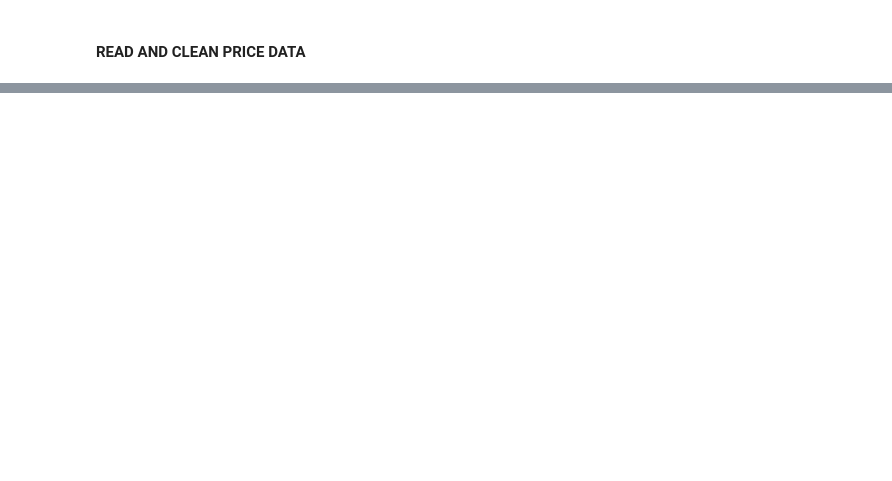
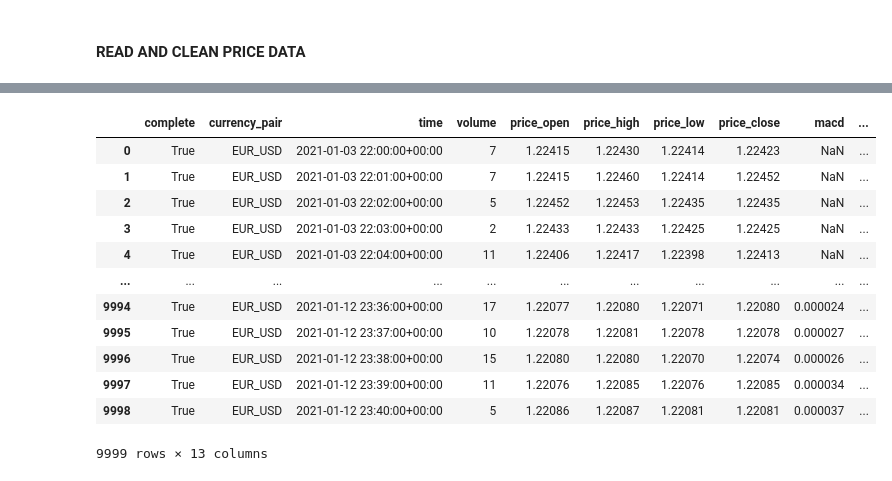
Before and after one commit to HNNHoangNamNguyen/oanda-forex, a Jupyter notebook: Forex/OANDA x Forex x Strategies x Back Testing (New).ipynb, the cells around one changed output, grey strips where cells are left out. Saved outputs shown, nothing was run; the diff lists cells and outputs as text; code cells hidden in the pictures; blank space fills up the shorter version.

```diff
--- a/Forex/OANDA x Forex x Strategies x Back Testing (New).ipynb
+++ b/Forex/OANDA x Forex x Strategies x Back Testing (New).ipynb
@@ -295,0 +297,16 @@ pd.DataFrame(test["order_outcome"].value_counts())
+# %%
+df_with_indicators_complete
+# %% [output]
+|  | complete | currency_pair | time | volume | price_open | price_high | price_low | price_close | macd | ... |
+| 0 | True | EUR_USD | 2021-01-03 22:00:00+00:00 | 7 | 1.22415 | 1.22430 | 1.22414 | 1.22423 | NaN | ... |
+| 1 | True | EUR_USD | 2021-01-03 22:01:00+00:00 | 7 | 1.22415 | 1.22460 | 1.22414 | 1.22452 | NaN | ... |
+| 2 | True | EUR_USD | 2021-01-03 22:02:00+00:00 | 5 | 1.22452 | 1.22453 | 1.22435 | 1.22435 | NaN | ... |
+| 3 | True | EUR_USD | 2021-01-03 22:03:00+00:00 | 2 | 1.22433 | 1.22433 | 1.22425 | 1.22425 | NaN | ... |
+| 4 | True | EUR_USD | 2021-01-03 22:04:00+00:00 | 11 | 1.22406 | 1.22417 | 1.22398 | 1.22413 | NaN | ... |
+| ... | ... | ... | ... | ... | ... | ... | ... | ... | ... | ... |
+| 9994 | True | EUR_USD | 2021-01-12 23:36:00+00:00 | 17 | 1.22077 | 1.22080 | 1.22071 | 1.22080 | 0.000024 | ... |
+| 9995 | True | EUR_USD | 2021-01-12 23:37:00+00:00 | 10 | 1.22078 | 1.22081 | 1.22078 | 1.22078 | 0.000027 | ... |
+| 9996 | True | EUR_USD | 2021-01-12 23:38:00+00:00 | 15 | 1.22080 | 1.22080 | 1.22070 | 1.22074 | 0.000026 | ... |
+| 9997 | True | EUR_USD | 2021-01-12 23:39:00+00:00 | 11 | 1.22076 | 1.22085 | 1.22076 | 1.22085 | 0.000034 | ... |
+| 9998 | True | EUR_USD | 2021-01-12 23:40:00+00:00 | 5 | 1.22086 | 1.22087 | 1.22081 | 1.22081 | 0.000037 | ... |
+9999 rows × 13 columns
```
Also changed, not shown: parts of 9 cells of this notebook.
